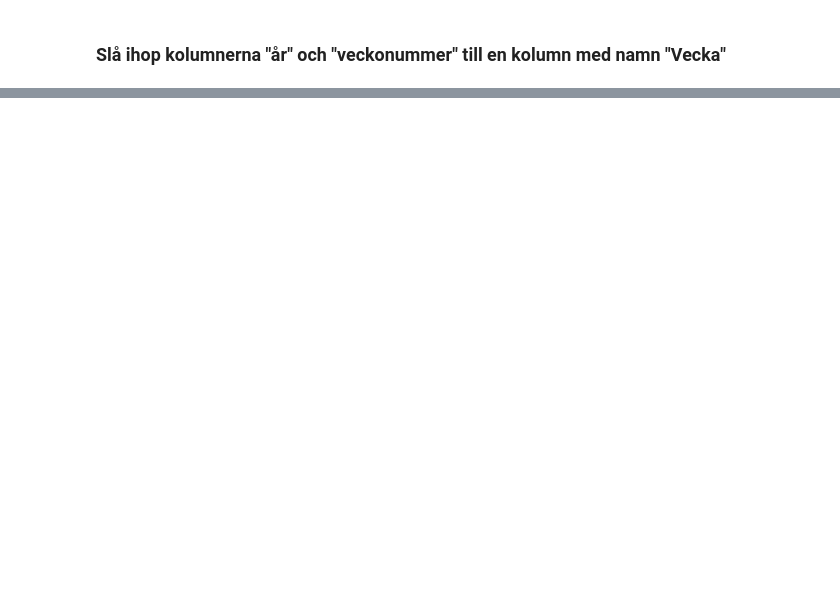
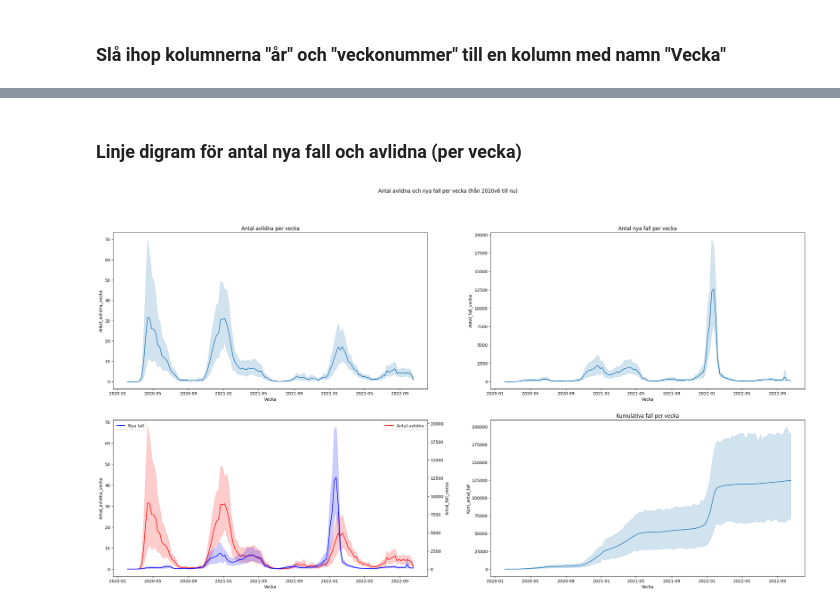
Before and after one commit to Kevi22/Databehandling-Kevin-Fu, a Jupyter notebook: Labb/Labb_covid19.ipynb, the cells around one changed output, grey strips where cells are left out. Drawn from its saved outputs; the diff is of its cells as text; code cells hidden in the pictures; blank space fills up the shorter version.

Commit message:
Seaborn_figure

```diff
--- a/Labb/Labb_covid19.ipynb
+++ b/Labb/Labb_covid19.ipynb
@@ -57,0 +76,48 @@ df
+# %% [markdown]
+### Linje digram för antal nya fall och avlidna (per vecka)
+# %%
+import seaborn as sns
+import pandas as pd
+import matplotlib.pyplot as plt
+
+excel_file_path = "Labb-data/Folkhalsomyndigheten_Covid19.xlsx"
+
+df = pd.read_excel(excel_file_path, sheet_name=6)
+
+df["Vecka"] = df["år"].astype(str) + "v" + df["veckonummer"].astype(str)
+
+df["Vecka"] = pd.to_datetime(df["Vecka"] + "1", format="%Yv%W%w")  # Week starts on Monday
+
+start_week = pd.to_datetime("2020-02-03")  # Week 6
+
+df = df[df["Vecka"] >= start_week]
+
+fig, axes = plt.subplots(2, 2, figsize=(30, 15))
+
+fig.suptitle("Antal avlidna och nya fall per vecka (från 2020v6 till nu)")
+
+# Plotting total deaths per week
+sns.lineplot(x="Vecka", y="Antal_avlidna_vecka", data=df, ax=axes[0, 0])
+
+axes[0, 0].set_title("Antal avlidna per vecka")
+
+# Plotting new cases
+sns.lineplot(x="Vecka", y="Antal_fall_vecka", data=df, ax=axes[0, 1])
+
+axes[0, 1].set_title("Antal nya fall per vecka")
+
+# Plotting deaths and cases in one figure
+sns.lineplot(x="Vecka", y="Antal_avlidna_vecka", data=df, ax=axes[1, 0], label="Antal avlidna", color="red")
+
+ax3 = axes[1, 0].twinx()
+
+sns.lineplot(x="Vecka", y="Antal_fall_vecka", data=df, ax=ax3, label="Nya fall", color="blue")
+
+sns.lineplot(x="Vecka", y="Kum_antal_fall", data=df, ax=axes[1, 1])
+
+axes[1, 1].set_title("Kumulativa fall per vecka")
+
+plt.legend(loc="upper left")
+plt.show()
+# %% [output]
+[figure, added]
```
Also changed, not shown: parts of 3 cells of this notebook, 1 other file.
